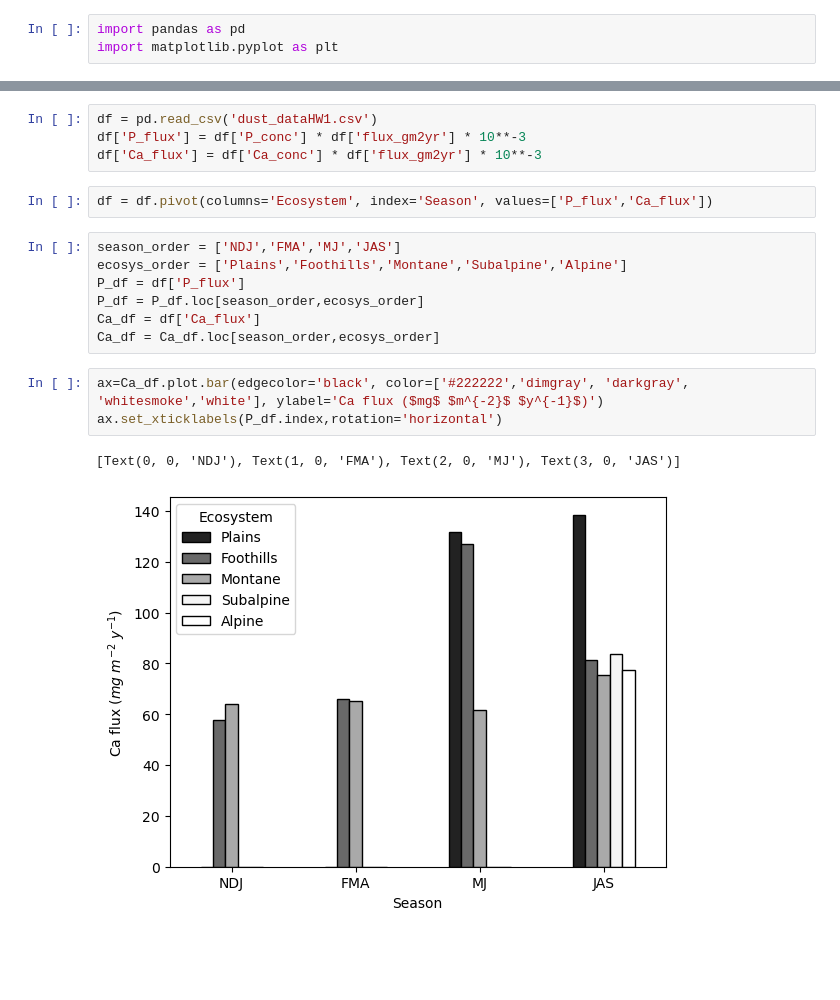
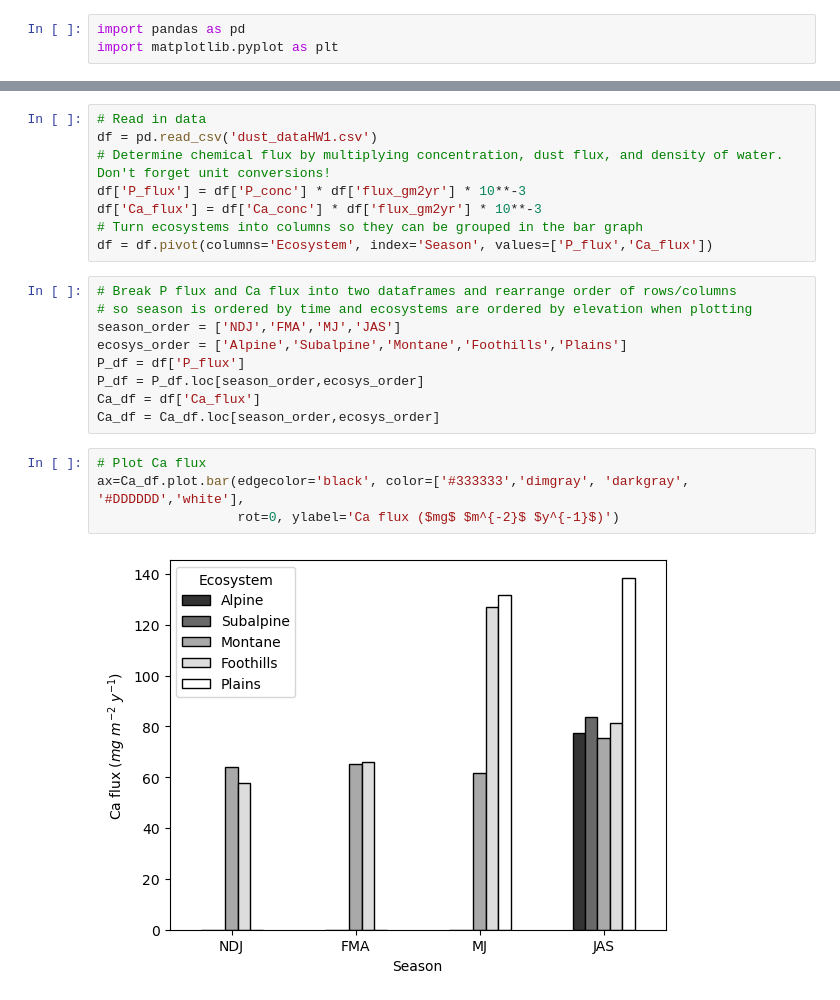
Before and after one commit to skip-skip/BiogeochemHW1, a Jupyter notebook: HW1.ipynb, the cells around one changed output, grey strips where cells are left out. Cells and saved outputs as stored; diff of their text form; blank space fills up the shorter version.

```diff
--- a/HW1.ipynb
+++ b/HW1.ipynb
@@ -20,20 +22,24 @@ pd.read_csv('dust_dataHW1.csv')
 # %%
+# Read in data
 df = pd.read_csv('dust_dataHW1.csv')
+# Determine chemical flux by multiplying concentration, dust flux, and density of water. Don't forget unit conversions!
 df['P_flux'] = df['P_conc'] * df['flux_gm2yr'] * 10**-3
 df['Ca_flux'] = df['Ca_conc'] * df['flux_gm2yr'] * 10**-3
+# Turn ecosystems into columns so they can be grouped in the bar graph
+df = df.pivot(columns='Ecosystem', index='Season', values=['P_flux','Ca_flux'])
-# %%
-df = df.pivot(columns='Ecosystem', index='Season', values=['P_flux','Ca_flux'])
 # %%
+# Break P flux and Ca flux into two dataframes and rearrange order of rows/columns
+# so season is ordered by time and ecosystems are ordered by elevation when plotting
 season_order = ['NDJ','FMA','MJ','JAS']
-ecosys_order = ['Plains','Foothills','Montane','Subalpine','Alpine']
+ecosys_order = ['Alpine','Subalpine','Montane','Foothills','Plains']
 P_df = df['P_flux']
 P_df = P_df.loc[season_order,ecosys_order]
 Ca_df = df['Ca_flux']
 Ca_df = Ca_df.loc[season_order,ecosys_order]
 # %%
-ax=Ca_df.plot.bar(edgecolor='black', color=['#222222','dimgray', 'darkgray', 'whitesmoke','white'], ylabel='Ca flux ($mg$ $m^{-2}$ $y^{-1}$)')
-ax.set_xticklabels(P_df.index,rotation='horizontal')
+# Plot Ca flux
+ax=Ca_df.plot.bar(edgecolor='black', color=['#333333','dimgray', 'darkgray', '#DDDDDD','white'],
+                  rot=0, ylabel='Ca flux ($mg$ $m^{-2}$ $y^{-1}$)')
 # %% [output]
-[Text(0, 0, 'NDJ'), Text(1, 0, 'FMA'), Text(2, 0, 'MJ'), Text(3, 0, 'JAS')]
-[figure, old version]
+[figure, new version]
 # %%
```
Also changed, not shown: parts of 8 cells of this notebook.
